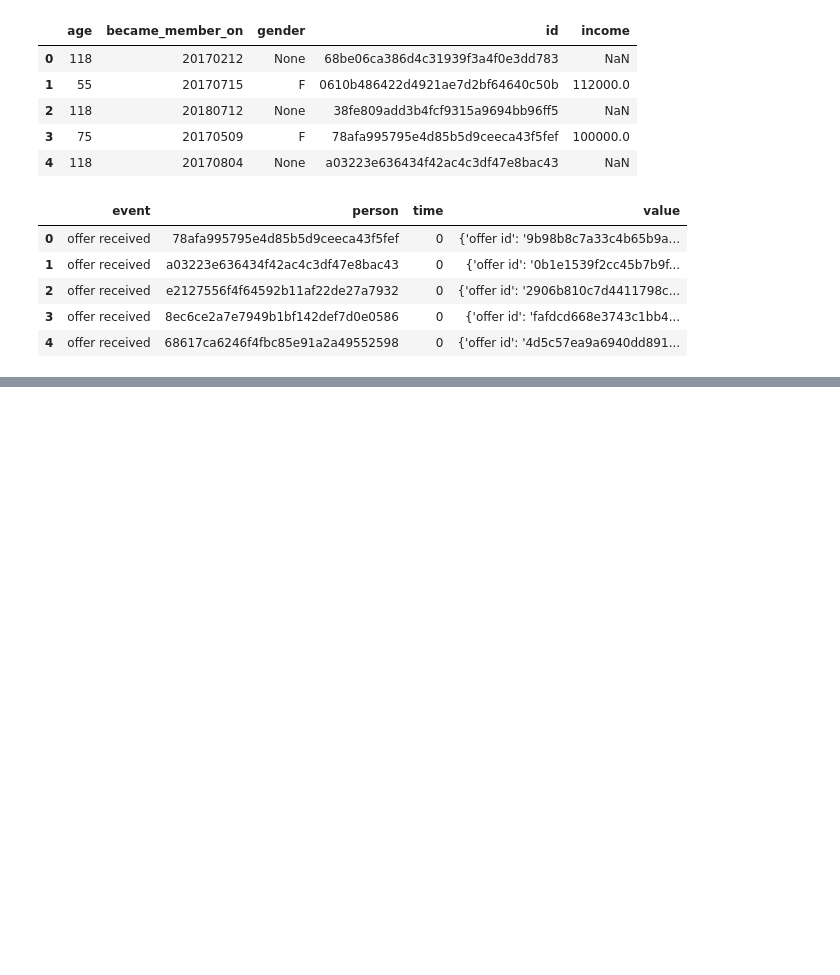
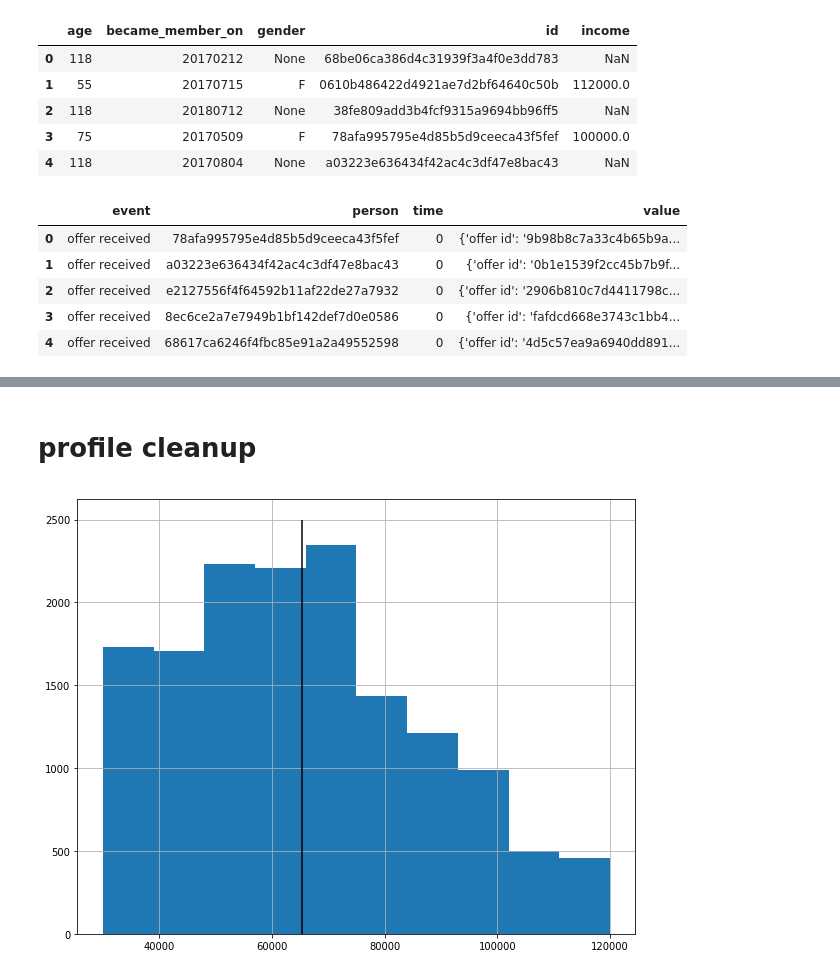
Before and after one commit to ShuangyuandData/Starbuckscustomerbehavior, a Jupyter notebook: Starbucks_Capstone_notebook.ipynb, the cells around one changed output, grey strips where cells are left out. Drawn from its saved outputs; the diff is of its cells as text; code cells hidden in the pictures; blank space fills up the shorter version.

```diff
--- a/Starbucks_Capstone_notebook.ipynb
+++ b/Starbucks_Capstone_notebook.ipynb
@@ -113,0 +175,14 @@ transcript.head()
+# %% [markdown]
+# profile cleanup
+# %%
+# For Gender, instead of assuming a gender, lets just make the gender Unknown
+profile['gender'].fillna('U', inplace = True)
+profile['income'] = profile['income'].apply(lambda x: float(x))
+profile['age'] = profile['age'].apply(lambda x: int(x))
+# %%
+# What should be filled in for the null
+# The mean looks like it would be apropraiate in this distribution
+profile.income.hist(bins=10, figsize=(10,8));
+plt.vlines(profile.income.mean(), 0, 2500); # Show where the mean is in the
+# %% [output]
+[figure, added]
```
Also changed, not shown: parts of 32 cells of this notebook.
